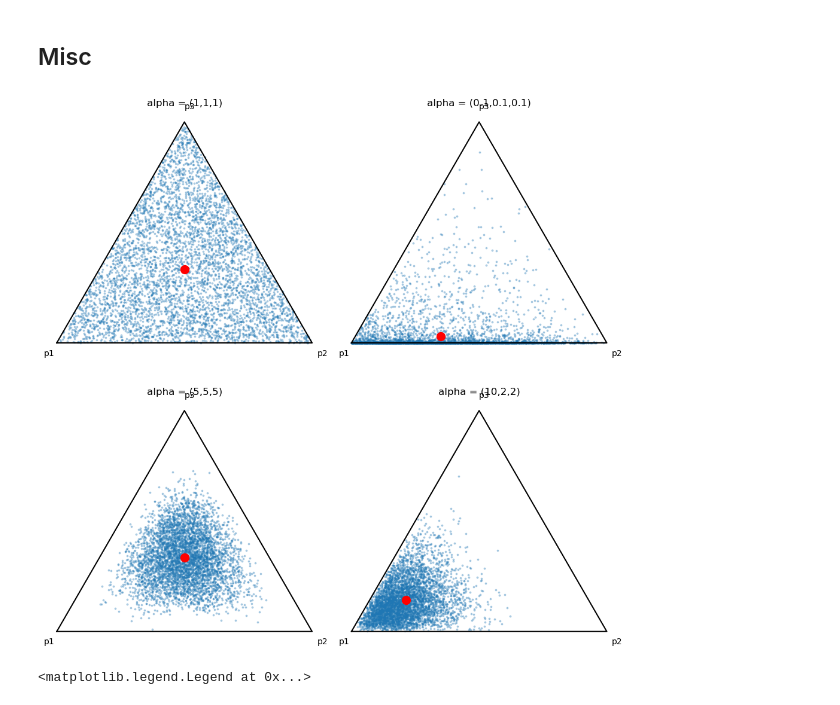
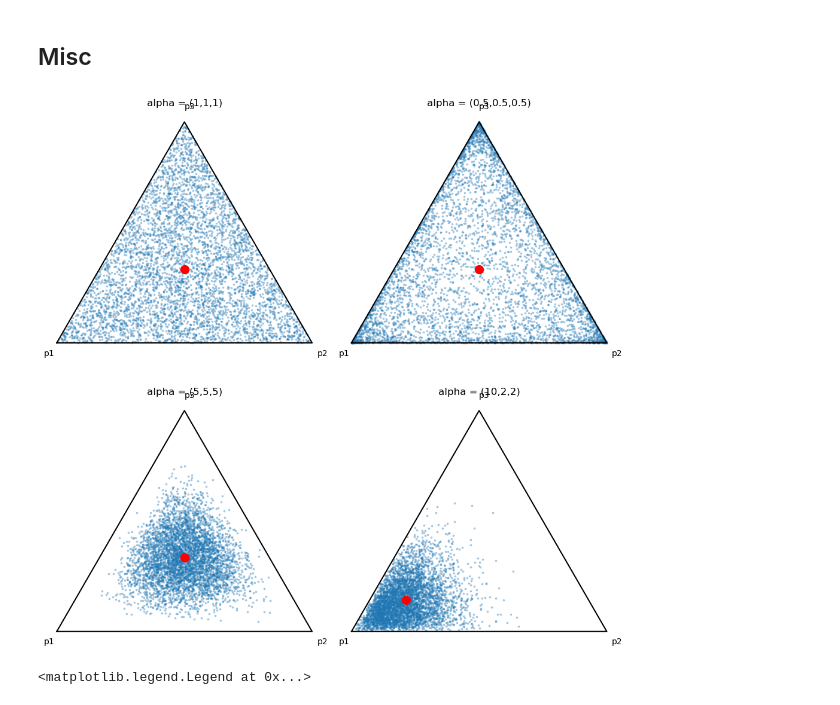
Before and after one commit to tgham/empBAMDP, a Jupyter notebook: empBAMDP.ipynb, the cells around one changed output. Cells and saved outputs as stored; diff of their text form; code cells hidden in the pictures.

```diff
--- a/empBAMDP.ipynb
+++ b/empBAMDP.ipynb
@@ -502,0 +260,43 @@ figs = plot_heatmap(df_curves,
+# %%
+## examine number of switch trials per room
+switch_counts = data['sample'].groupby(['subject_id', 'room']).agg({'repeat_choice': lambda x: (x==False).sum()})
+switch_counts.rename(columns={'repeat_choice': 'switch_count'}, inplace=True)
+plt.figure()
+sns.histplot(data=switch_counts, x='switch_count', bins=range(0, 10), discrete=True,
+# hue = 'subject_id',legend=False,
+ stat = 'proportion')
+plt.xlabel('Number of Switch Trials per Room')
+plt.show()
+
+
+## how much within-subject variability is there in the number of switch trials across rooms?
+switch_counts_var = switch_counts.groupby('subject_id').agg({'switch_count': 'var'})
+fig2, axs2 = plt.subplots(5, n_participants//5 + 1, figsize=(10, 10))
+for p in range(len(data['sample']['subject_id'].unique())):
+    pid = data['sample']['subject_id'].unique()[p]
+    sns.histplot(data=switch_counts[switch_counts.index.get_level_values('subject_id') == pid]
+    , x='switch_count', bins=range(0, 10), discrete=True,stat = 'proportion', ax=axs2.flatten()[p])
+    axs2.flatten()[p].set_xlim(0, 8)
+    axs2.flatten()[p].set_ylim(0, 1)
+    axs2.flatten()[p].set_xticks(range(0, 9))
+    # axs2.flatten()[p].set_title(f'Subject {pid}')
+plt.tight_layout()
+plt.show()
+
+## on which trial do the bottom 5 switchers switch?
+bottom_5_switchers = switch_counts.groupby('subject_id').agg({'switch_count': 'sum'}).sort_values('switch_count').head(5).index
+df_tmp = data['sample'].loc[data['sample']['subject_id'].isin(bottom_5_switchers)]
+plt.figure()
+sns.lineplot(data=df_tmp, x='trial', y='repeat_choice', hue='subject_id', legend = False)
+plt.xlabel('Trial')
+plt.ylabel('Repeat Choice')
+plt.title('Bottom 5 Switchers')
+
+
+## switch count over time, i.e. by room
+plt.figure()
+sns.lineplot(data=switch_counts.reset_index(), x='room', y='switch_count',
+# hue = 'subject_id',legend=False,
+)
+plt.xlabel('Room')
+plt.ylabel('Number of Switch Trials')
@@ -548,7 +404,7 @@ def draw_simplex(ax):
 
 priors = [
     ([1, 1, 1], "alpha = (1,1,1)"),
-    ([0.1, 0.1, 0.1], "alpha = (0.1,0.1,0.1)"),
+    ([0.5, 0.5, 0.5], "alpha = (0.5,0.5,0.5)"),
     ([5, 5, 5], "alpha = (5,5,5)"),
     ([10, 2, 2], "alpha = (10,2,2)")
 ]
@@ -561,34 +417,34 @@ fig, axes = plt.subplots(2, 2, figsize=(10, 10))
 
 for ax, (alpha, title) in zip(axes.flatten(), priors):
 
     samples = np.random.dirichlet(alpha, size=5000)
     xy = simplex_to_2d(samples)
 
     draw_simplex(ax)
 
     ax.scatter(
         xy[:, 0],
         xy[:, 1],
         s=3,
         alpha=0.3
     )
 
     ## plot mean
     mean = np.array(alpha) / np.sum(alpha)
     mean_xy = simplex_to_2d(mean[None, :])
     ax.scatter(
         mean_xy[:, 0],
         mean_xy[:, 1],
         s=100,
         color='red',
     )
 
     ax.set_title(title)
 
 plt.tight_layout()
 plt.show()
 # %% [output]
-[figure, old version]
+[figure, new version]
 # %%
 ells = [0.01, 0.1, 0.5, 1.0, 10, 100]
 x = np.linspace(0.0000000000000001, 1, 1000)
```
Also changed, not shown: parts of 50 cells of this notebook, 1 other file.
